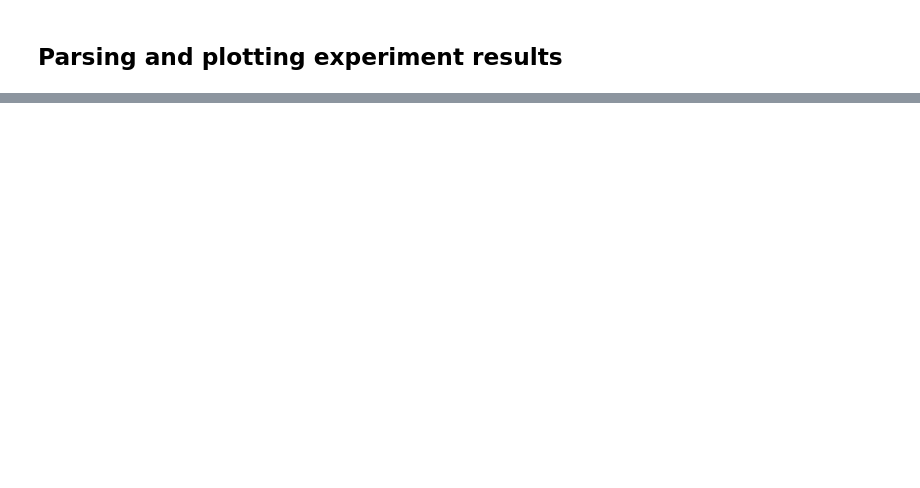
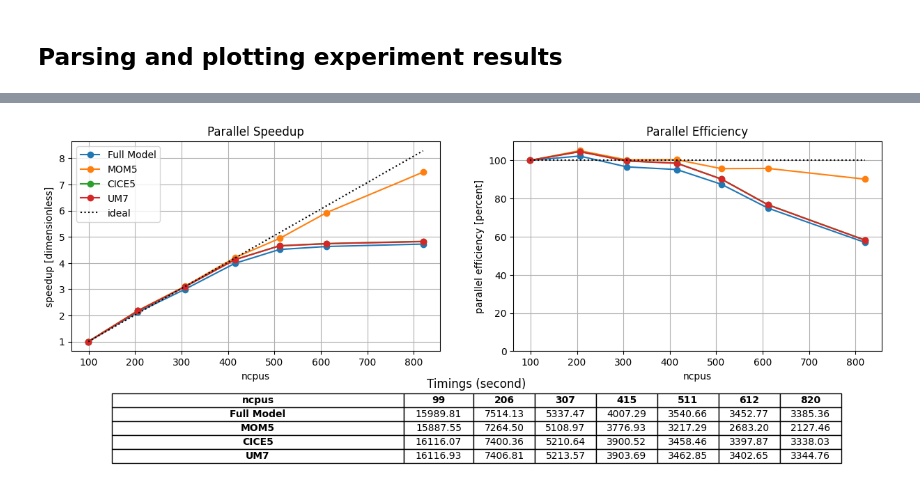
Before and after one commit to ACCESS-NRI/access-models-scaling, a Jupyter notebook: test-parsers.ipynb, the cells around one changed output, grey strips where cells are left out. Saved outputs shown, nothing was run; the diff lists cells and outputs as text; code cells hidden in the pictures; blank space fills up the shorter version.

Commit message:
Scaling table and plots for the best layout per node. (Hardcoded best branches)

```diff
--- a/test-parsers.ipynb
+++ b/test-parsers.ipynb
@@ -14,6 +11,9 @@ The following variables control where the configurations and model run outputs a
 # %%
 import os
 import getpass
+
+from pathlib import Path
+
 username = getpass.getuser()
 defaultproject = os.environ.get("PROJECT")
 
@@ -24,11 +24,16 @@ test_path = f"/scratch/{defaultproject}/{username}/access_models_scaling_results
 model_type = "access-esm1.6"
 test_path = f"{model_type}_scaling_layouts"
 repository_directory = f"{model_type}-PI-config"
+config_yaml_name=f"{test_path}/{model_type}_layout_input_config.yaml"
 
-# Create profiling manager
-from access.profiling import ESM16Profiling
-
-esm_profiling = ESM16Profiling(Path(test_path), Path(repository_directory))
+# Since we have already generated and run *all* the experiments, we
+# set both of these variables to False, to avoid re-generating and/or re-running them.
+generate_experiments = False
+run_experiments = False
+# %%
+# Create profiling manager
+from access.profiling import ESM16Profiling
+esm_profiling = ESM16Profiling(Path(test_path))
 # %% [markdown]
 ## Generate experiments
 
@@ -201,2 +179,15 @@ qsub -q normalsr -P tm70 -l walltime=158400 -l ncpus=520 -l mem=2560GB -l jobfs=
+# %%
+# Helper function to mark all NEW experiments as DONE
+def mark_experiments_done(esm_prof: ESM16Profiling):
+    from access.profiling.manager import ProfilingExperimentStatus
+    for path, exp in esm_prof.experiments.items():
+        if exp.status == ProfilingExperimentStatus.NEW:
+            exp.status = ProfilingExperimentStatus.DONE
+
+if run_experiments:
+    esm_profiling.nruns = 3 # Each run is repeated three times.
+    esm_profiling.run_experiments()
+else:
+    mark_experiments_done(esm_profiling)
 # %% [markdown]
 ## Parsing and plotting experiment results
@@ -205,17 +211,21 @@ esm_profiling.parse_scaling_data()
 # %%
 from access.profiling.metrics import tmax
 
 esm_profiling.plot_scaling_data(
-    components=["payu", "MOM5", "CICE5"],
+    components=["payu", "MOM5", "CICE5", "UM_Total_Walltime"],
     regions=[
         ["payu_model_run_duration_seconds"],
         ["Ocean"],
-        ["Total"]
+        ["Total"],
+        ["um_total_walltime"],
     ],
     metric=tmax,
     region_relabel_map={
         "payu_model_run_duration_seconds": "Full Model",
         "Ocean": "MOM5",
         "Total": "CICE5",
+        "um_total_walltime": "UM7",
     }
 )
+# %% [output]
+[figure, added]
```
Also changed, not shown: parts of 14 cells of this notebook.
